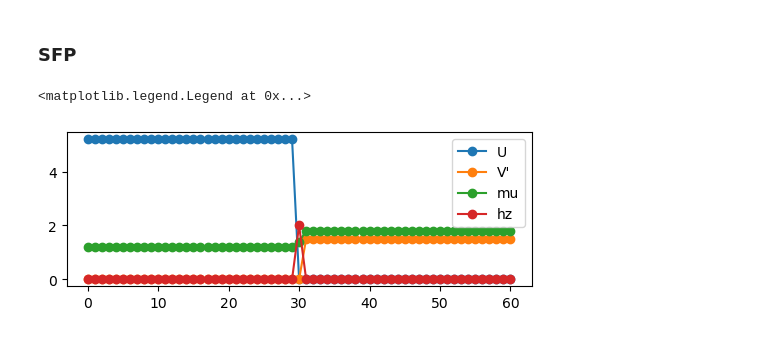
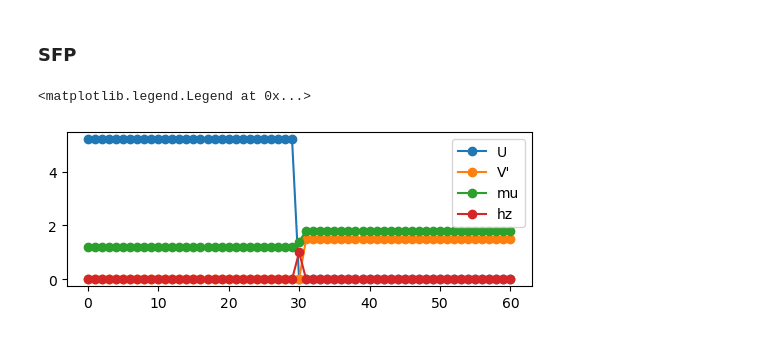
Before and after one commit to emilssp/master-thesis-codebase, a Jupyter notebook: notebooks/triplet.ipynb, the cells around one changed output. Cells and saved outputs as stored; diff of their text form; code cells hidden in the pictures.

```diff
--- a/notebooks/triplet.ipynb
+++ b/notebooks/triplet.ipynb
@@ -140,35 +140,35 @@ mu = np.zeros(lattice.X)
 mu[:widthS] = muS
 mu[widthS:widthS + widthF] = muF
 mu[widthS + widthF:widthS + widthF + widthP] = muP
 
-hz0 = 2 * t
+hz0 = 1 * t
 hz = np.zeros_like(mu)
 hz[widthS:widthS + widthF] = hz0
 
 U0 = 5.2 * t
 U = U0 * np.ones(lattice.X)
 U[widthS:] = 0
 
 V0 = 1.5 * t
 V_prime = V0 * np.ones(lattice.X)
 V_prime[:widthF+widthS] = 0
 
 V = None
 
 plt.figure(figsize=(6,2))
 if U is not None:
     plt.plot(U, '-o', label="U")
 if V is not None:
     plt.plot(V, '-o', label="V")
 if V_prime is not None:
     plt.plot(V_prime, '-o', label="V'",)
 plt.plot(mu, '-o', label='mu')
 plt.plot(hz, '-o', label='hz')
 
 plt.legend()
 # %% [output]
 <matplotlib.legend.Legend at 0x...>
-[figure, old version]
+[figure, new version]
 # %%
 H = Hamiltonian(t, mu, lattice,
                 U=U, V_prime=V_prime, V=None,
```
Also changed, not shown: parts of 4 cells of this notebook, 7 other files.
